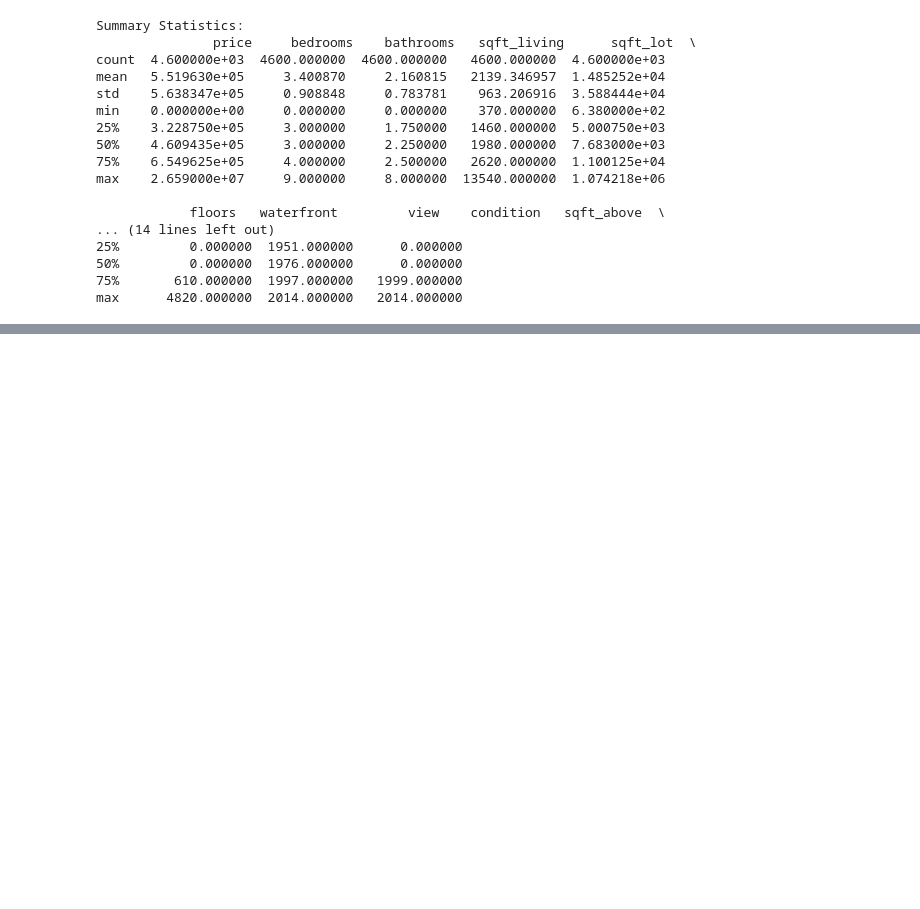
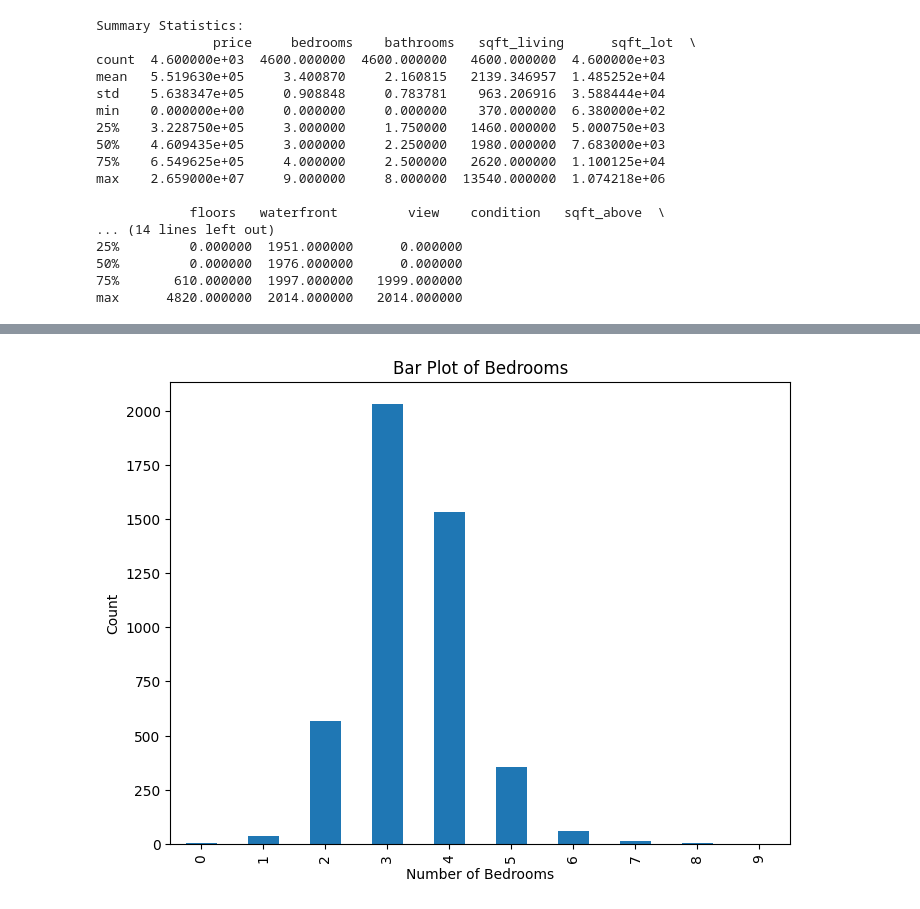
Before and after one commit to victorjoseij/1st-trimester, a Jupyter notebook: 2348570_EX1.ipynb, the cells around one changed output, grey strips where cells are left out. Cells and saved outputs as stored; diff of their text form; code cells hidden in the pictures; blank space fills up the shorter version.

```diff
--- a/2348570_EX1.ipynb
+++ b/2348570_EX1.ipynb
@@ -82,0 +88,9 @@ KeyError: ignored
+# %%
+plt.figure(figsize=(8, 6))
+df['bedrooms'].value_counts().sort_index().plot(kind='bar')
+plt.xlabel('Number of Bedrooms')
+plt.ylabel('Count')
+plt.title('Bar Plot of Bedrooms')
+plt.show()
+# %% [output]
+[figure, added]
```
Also changed, not shown: parts of 12 cells of this notebook.
